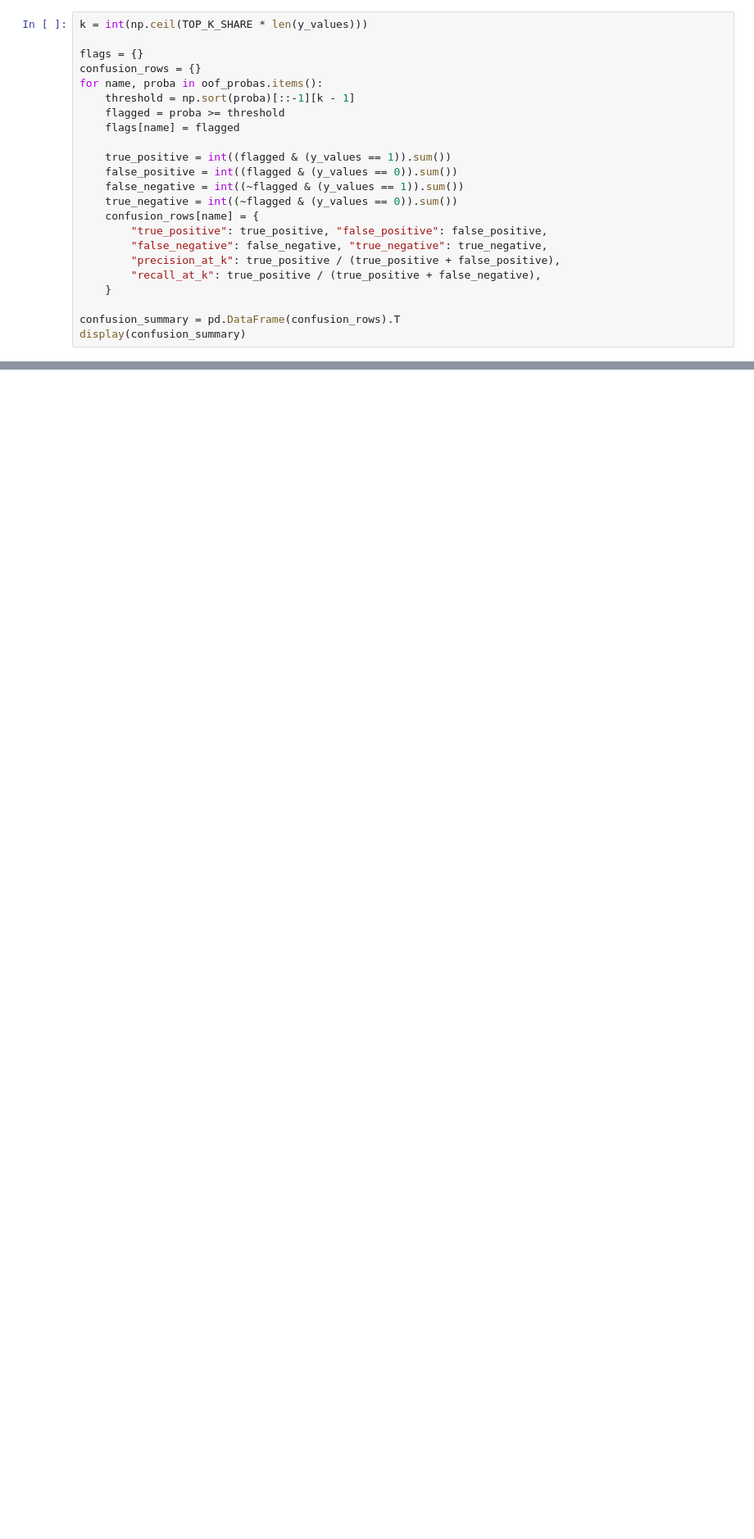
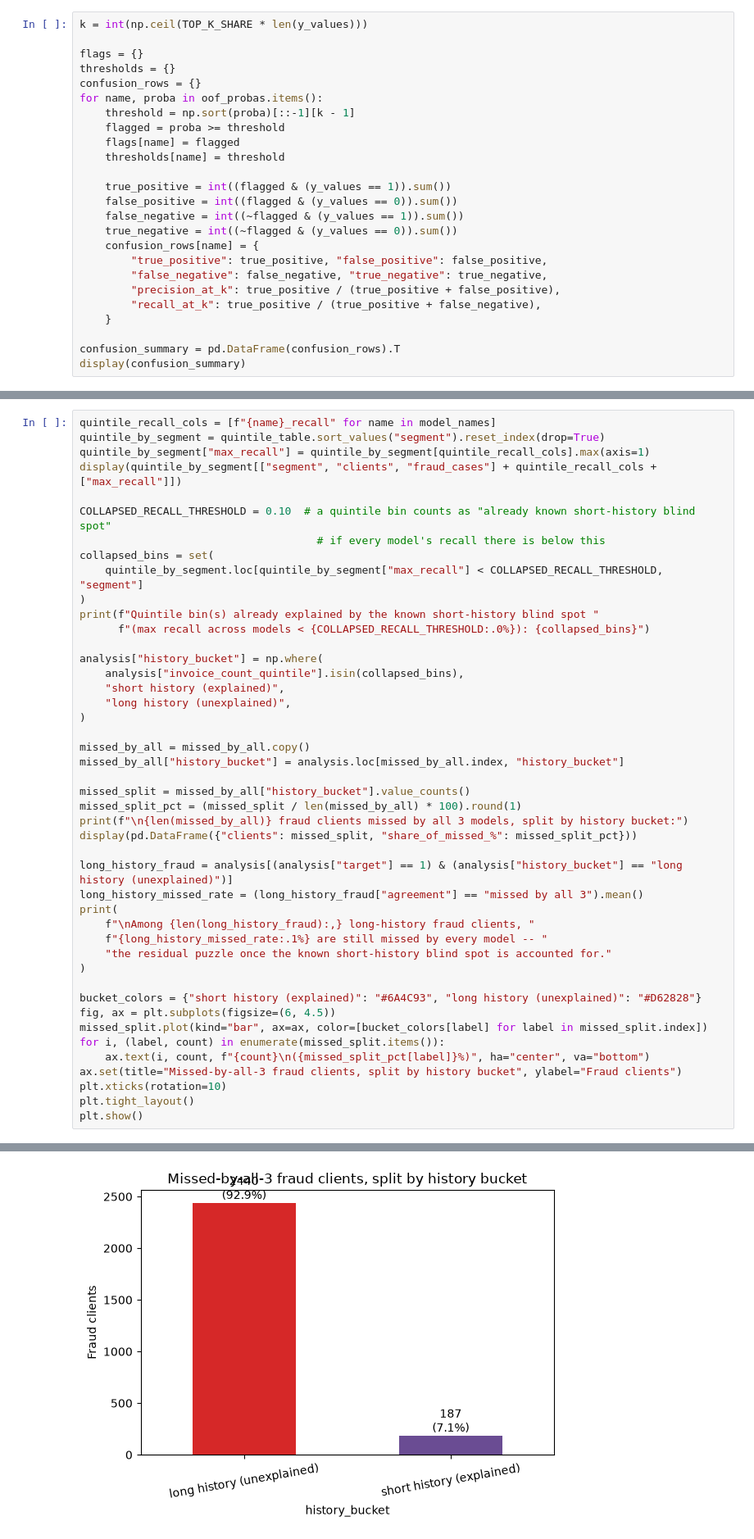
Before and after one commit to roy-nfisch/ds-fraud-in-electricity-and-gas, a Jupyter notebook: 04_error_analysis.ipynb, the cells around one changed output, grey strips where cells are left out. Shown at 82% size. Saved outputs shown, nothing was run; the diff lists cells and outputs as text; blank space fills up the shorter version.

```diff
--- a/04_error_analysis.ipynb
+++ b/04_error_analysis.ipynb
@@ -135,11 +135,13 @@ scales.
 k = int(np.ceil(TOP_K_SHARE * len(y_values)))
 
 flags = {}
+thresholds = {}
 confusion_rows = {}
 for name, proba in oof_probas.items():
     threshold = np.sort(proba)[::-1][k - 1]
     flagged = proba >= threshold
     flags[name] = flagged
+    thresholds[name] = threshold
 
     true_positive = int((flagged & (y_values == 1)).sum())
     false_positive = int((flagged & (y_values == 0)).sum())
@@ -448,0 +462,46 @@ Fraud clients caught by all 3 models: 1727
+# %%
+quintile_recall_cols = [f"{name}_recall" for name in model_names]
+quintile_by_segment = quintile_table.sort_values("segment").reset_index(drop=True)
+quintile_by_segment["max_recall"] = quintile_by_segment[quintile_recall_cols].max(axis=1)
+display(quintile_by_segment[["segment", "clients", "fraud_cases"] + quintile_recall_cols + ["max_recall"]])
+
+COLLAPSED_RECALL_THRESHOLD = 0.10  # a quintile bin counts as "already known short-history blind spot"
+                                     # if every model's recall there is below this
+collapsed_bins = set(
+    quintile_by_segment.loc[quintile_by_segment["max_recall"] < COLLAPSED_RECALL_THRESHOLD, "segment"]
+)
+print(f"Quintile bin(s) already explained by the known short-history blind spot "
+      f"(max recall across models < {COLLAPSED_RECALL_THRESHOLD:.0%}): {collapsed_bins}")
+
+analysis["history_bucket"] = np.where(
+    analysis["invoice_count_quintile"].isin(collapsed_bins),
+    "short history (explained)",
+    "long history (unexplained)",
+)
+
+missed_by_all = missed_by_all.copy()
+missed_by_all["history_bucket"] = analysis.loc[missed_by_all.index, "history_bucket"]
+
+missed_split = missed_by_all["history_bucket"].value_counts()
+missed_split_pct = (missed_split / len(missed_by_all) * 100).round(1)
+print(f"\n{len(missed_by_all)} fraud clients missed by all 3 models, split by history bucket:")
+display(pd.DataFrame({"clients": missed_split, "share_of_missed_%": missed_split_pct}))
+
+long_history_fraud = analysis[(analysis["target"] == 1) & (analysis["history_bucket"] == "long history (unexplained)")]
+long_history_missed_rate = (long_history_fraud["agreement"] == "missed by all 3").mean()
+print(
+    f"\nAmong {len(long_history_fraud):,} long-history fraud clients, "
+    f"{long_history_missed_rate:.1%} are still missed by every model -- "
+    "the residual puzzle once the known short-history blind spot is accounted for."
+)
+
+bucket_colors = {"short history (explained)": "#6A4C93", "long history (unexplained)": "#D62828"}
+fig, ax = plt.subplots(figsize=(6, 4.5))
+missed_split.plot(kind="bar", ax=ax, color=[bucket_colors[label] for label in missed_split.index])
+for i, (label, count) in enumerate(missed_split.items()):
+    ax.text(i, count, f"{count}\n({missed_split_pct[label]}%)", ha="center", va="bottom")
+ax.set(title="Missed-by-all-3 fraud clients, split by history bucket", ylabel="Fraud clients")
+plt.xticks(rotation=10)
+plt.tight_layout()
+plt.show()
+# %% [output]
@@ -448,0 +522 @@ Fraud clients caught by all 3 models: 1727
+[figure, added]
```
Also changed, not shown: parts of 17 cells of this notebook.
